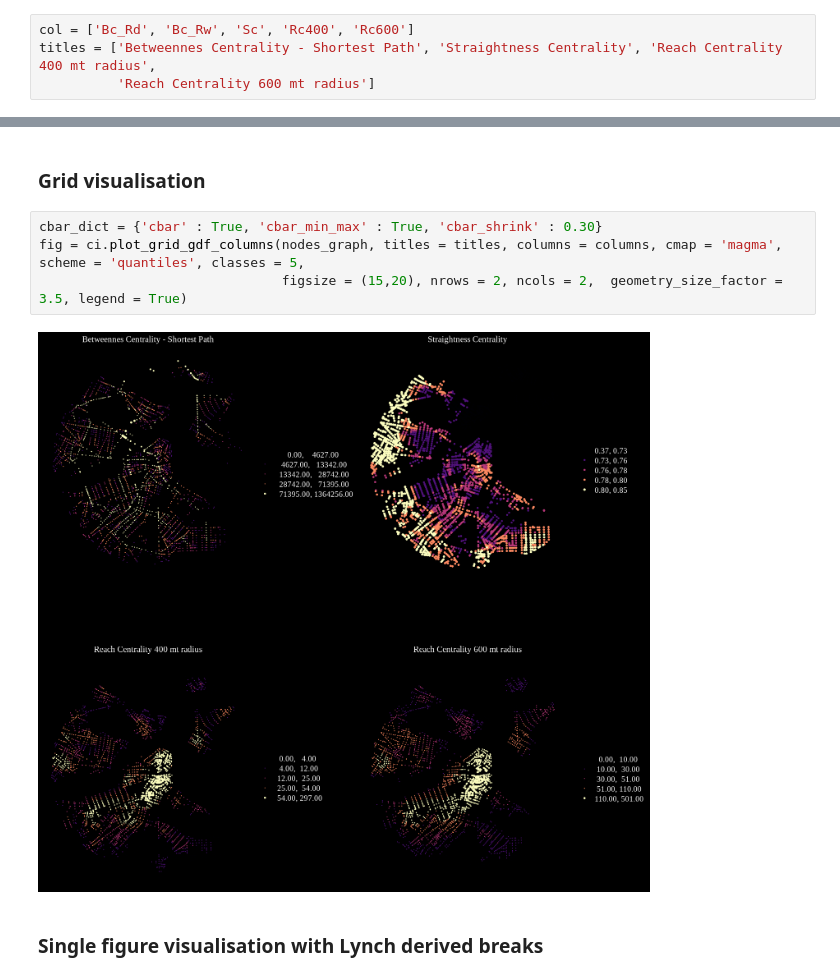
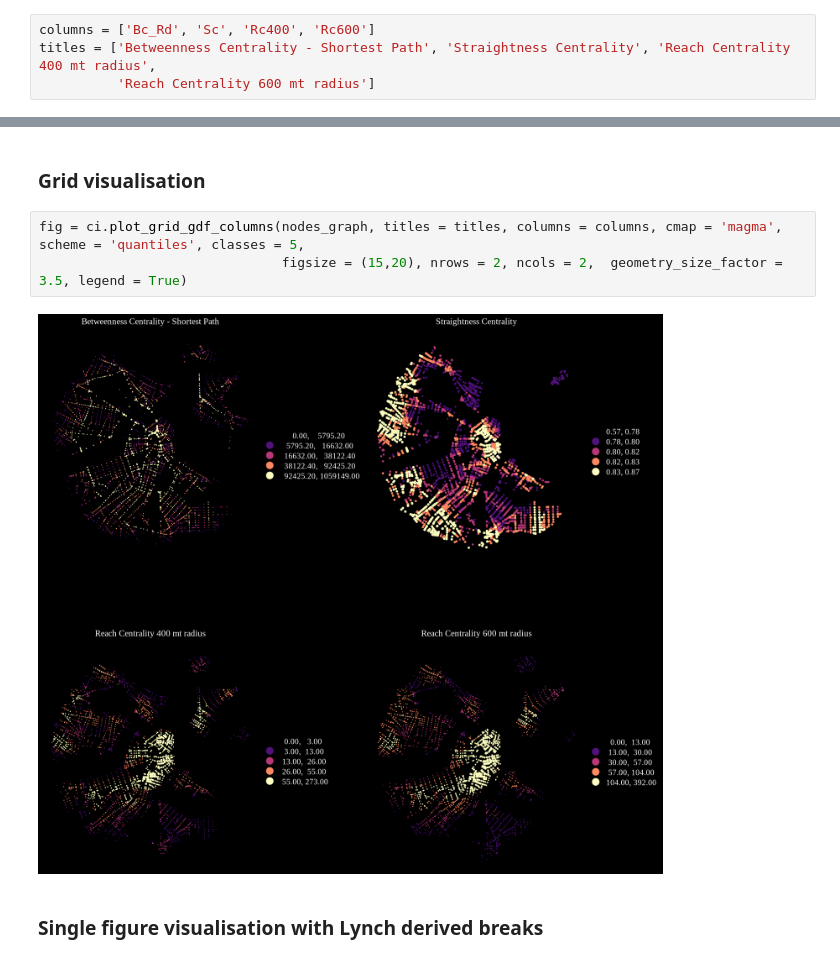
Before and after one commit to g-filomena/cityImage, a Jupyter notebook: docs/notebooks/Nodes_Paths_Local_Files.ipynb, the cells around one changed output, grey strips where cells are left out. Saved outputs shown, nothing was run; the diff lists cells and outputs as text.

```diff
--- a/docs/notebooks/Nodes_Paths_Local_Files.ipynb
+++ b/docs/notebooks/Nodes_Paths_Local_Files.ipynb
@@ -134,8 +129,8 @@ for n,c in enumerate(dicts):
 # %% [markdown]
 ### Visualisation
 # %%
-col = ['Bc_Rd', 'Bc_Rw', 'Sc', 'Rc400', 'Rc600']
-titles = ['Betweennes Centrality - Shortest Path', 'Straightness Centrality', 'Reach Centrality 400 mt radius',
+columns = ['Bc_Rd', 'Sc', 'Rc400', 'Rc600']
+titles = ['Betweenness Centrality - Shortest Path', 'Straightness Centrality', 'Reach Centrality 400 mt radius',
           'Reach Centrality 600 mt radius']
 # %% [markdown]
 ### Parameters
@@ -187,11 +181,10 @@ titles = ['Betweennes Centrality - Shortest Path', 'Straightness Centrality', 'R
 # %% [markdown]
 ### Grid visualisation
 # %%
-cbar_dict = {'cbar' : True, 'cbar_min_max' : True, 'cbar_shrink' : 0.30}
 fig = ci.plot_grid_gdf_columns(nodes_graph, titles = titles, columns = columns, cmap = 'magma', scheme = 'quantiles', classes = 5,
                                figsize = (15,20), nrows = 2, ncols = 2,  geometry_size_factor = 3.5, legend = True)
 # %% [output]
-[figure, old version]
+[figure, new version]
 # %% [markdown]
 ### Single figure visualisation with Lynch derived breaks
 # %%
```
Also changed, not shown: parts of 21 cells of this notebook, 10 other files.
